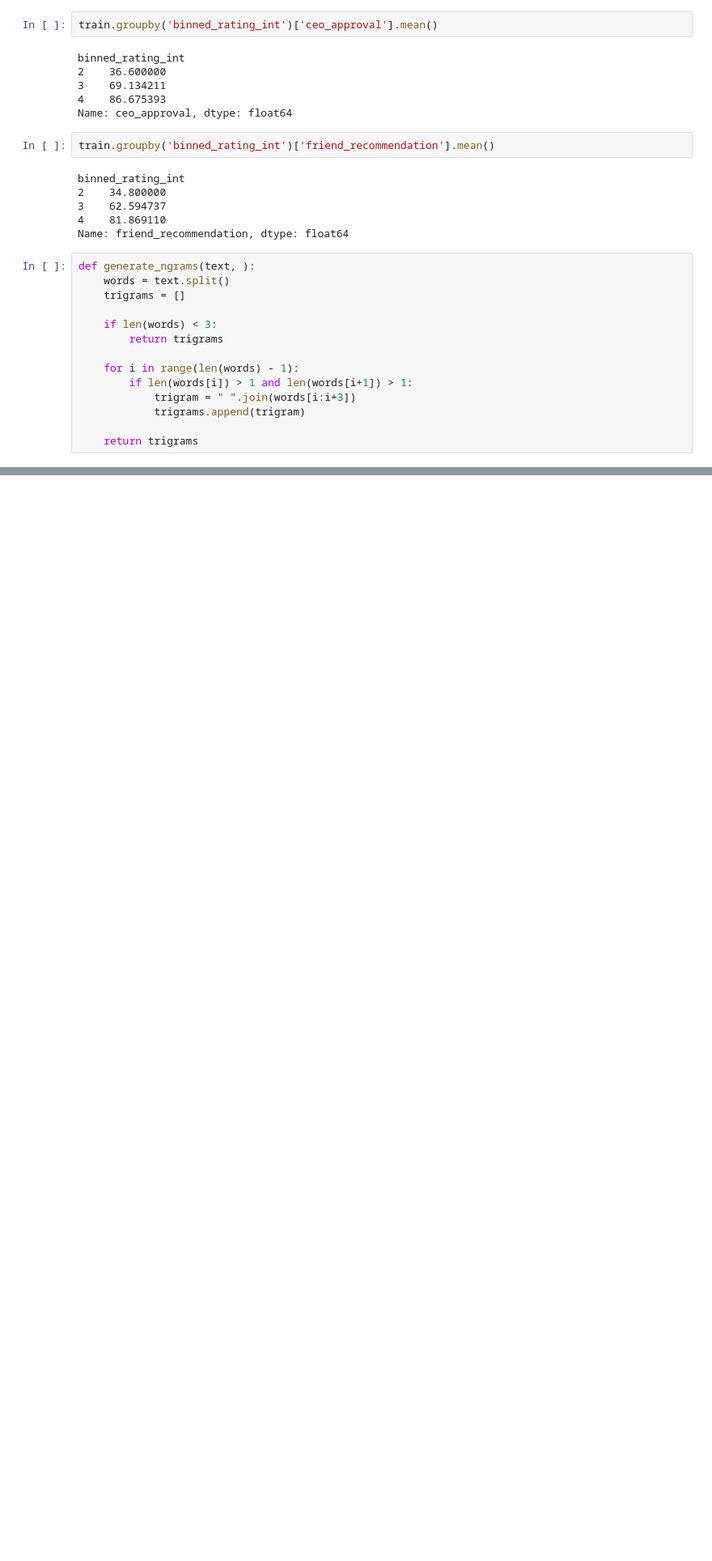
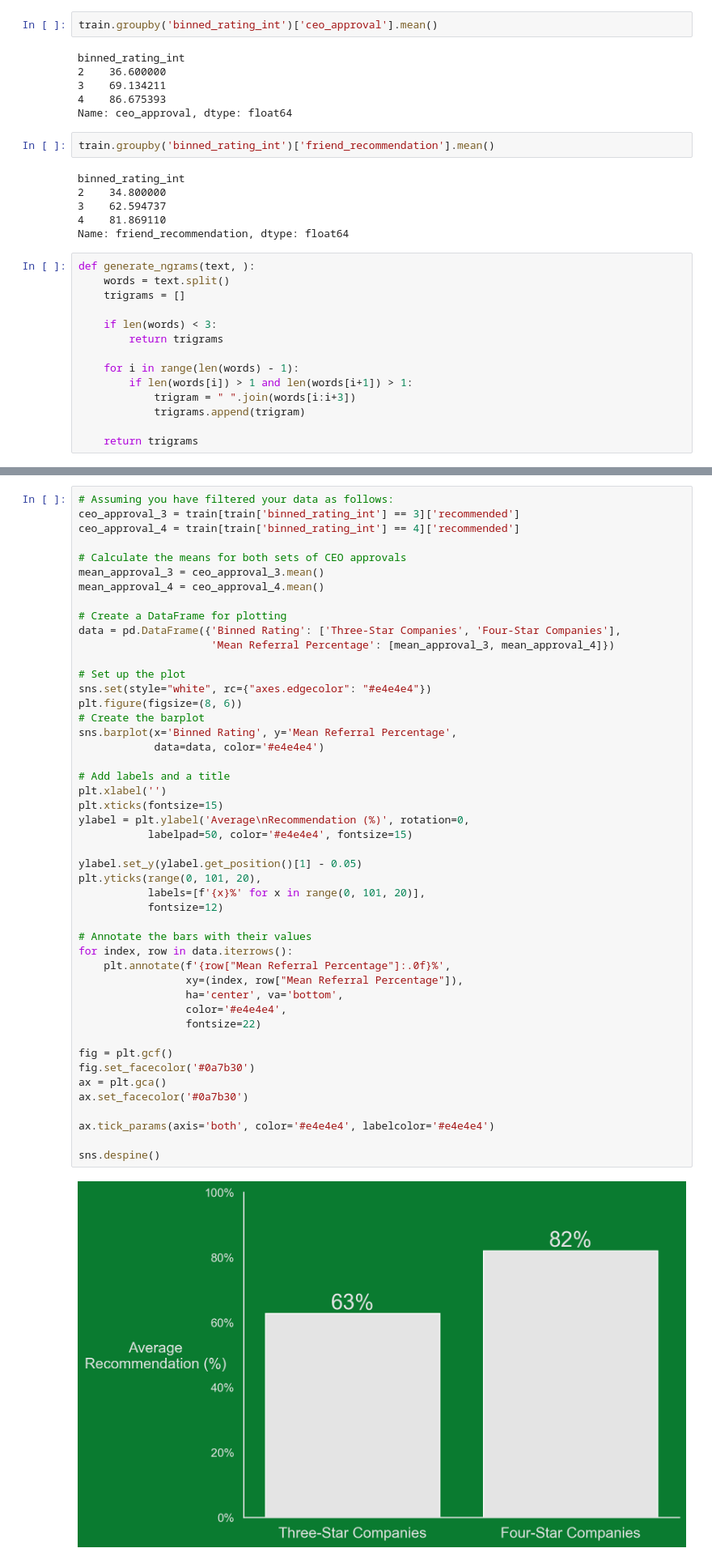
Before and after one commit to glassdoorstars/glassdoor-rating-predictions, a Jupyter notebook: Martin/Explore.ipynb, the cells around one changed output, grey strips where cells are left out. Shown at 81% size. Saved outputs shown, nothing was run; the diff lists cells and outputs as text; blank space fills up the shorter version.

```diff
--- a/Martin/Explore.ipynb
+++ b/Martin/Explore.ipynb
@@ -147,0 +332,49 @@ def generate_ngrams(text, ):
+# %%
+# Assuming you have filtered your data as follows:
+ceo_approval_3 = train[train['binned_rating_int'] == 3]['recommended']
+ceo_approval_4 = train[train['binned_rating_int'] == 4]['recommended']
+
+# Calculate the means for both sets of CEO approvals
+mean_approval_3 = ceo_approval_3.mean()
+mean_approval_4 = ceo_approval_4.mean()
+
+# Create a DataFrame for plotting
+data = pd.DataFrame({'Binned Rating': ['Three-Star Companies', 'Four-Star Companies'],
+                     'Mean Referral Percentage': [mean_approval_3, mean_approval_4]})
+
+# Set up the plot
+sns.set(style="white", rc={"axes.edgecolor": "#e4e4e4"})
+plt.figure(figsize=(8, 6))
+# Create the barplot
+sns.barplot(x='Binned Rating', y='Mean Referral Percentage',
+            data=data, color='#e4e4e4')
+
+# Add labels and a title
+plt.xlabel('')
+plt.xticks(fontsize=15)
+ylabel = plt.ylabel('Average\nRecommendation (%)', rotation=0,
+           labelpad=50, color='#e4e4e4', fontsize=15)
+
+ylabel.set_y(ylabel.get_position()[1] - 0.05)
+plt.yticks(range(0, 101, 20),
+           labels=[f'{x}%' for x in range(0, 101, 20)],
+           fontsize=12)
+
+# Annotate the bars with their values
+for index, row in data.iterrows():
+    plt.annotate(f'{row["Mean Referral Percentage"]:.0f}%',
+                 xy=(index, row["Mean Referral Percentage"]),
+                 ha='center', va='bottom',
+                 color='#e4e4e4',
+                 fontsize=22)
+
+fig = plt.gcf()
+fig.set_facecolor('#0a7b30')
+ax = plt.gca()
+ax.set_facecolor('#0a7b30')
+
+ax.tick_params(axis='both', color='#e4e4e4', labelcolor='#e4e4e4')
+
+sns.despine()
+# %% [output]
+[figure, added]
```
Also changed, not shown: parts of 29 cells of this notebook, 2 other files.
